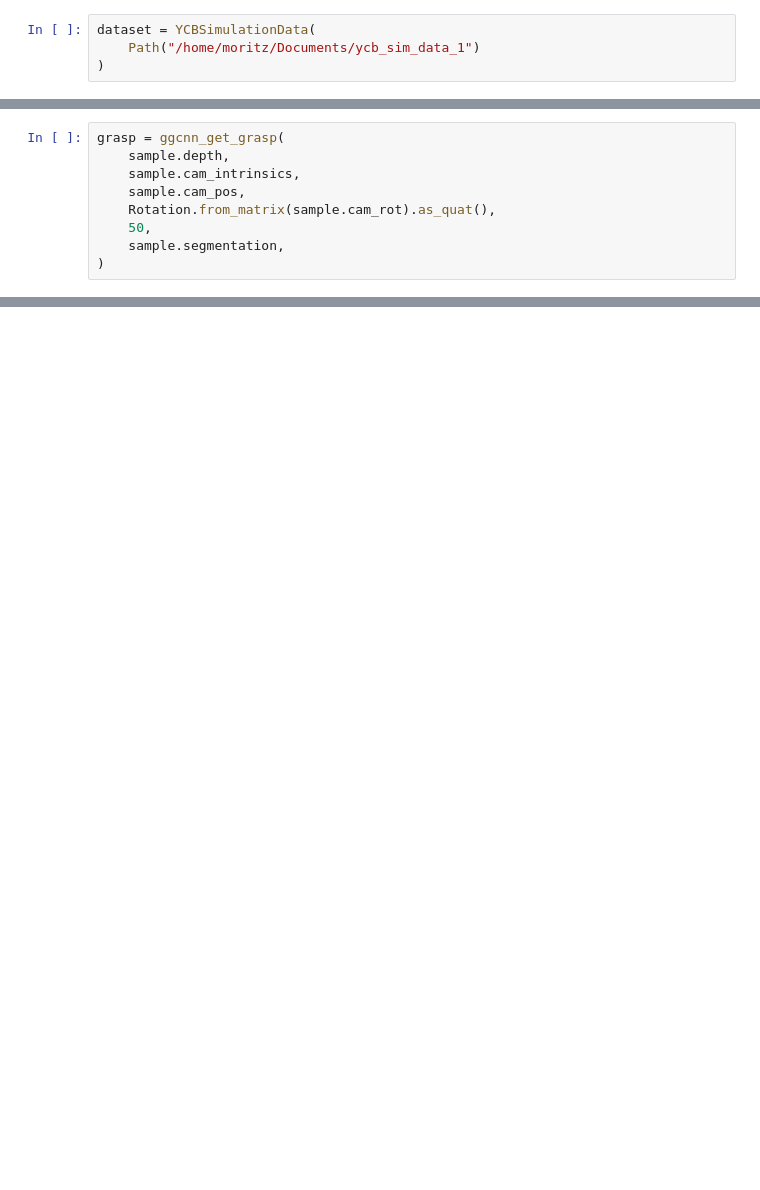
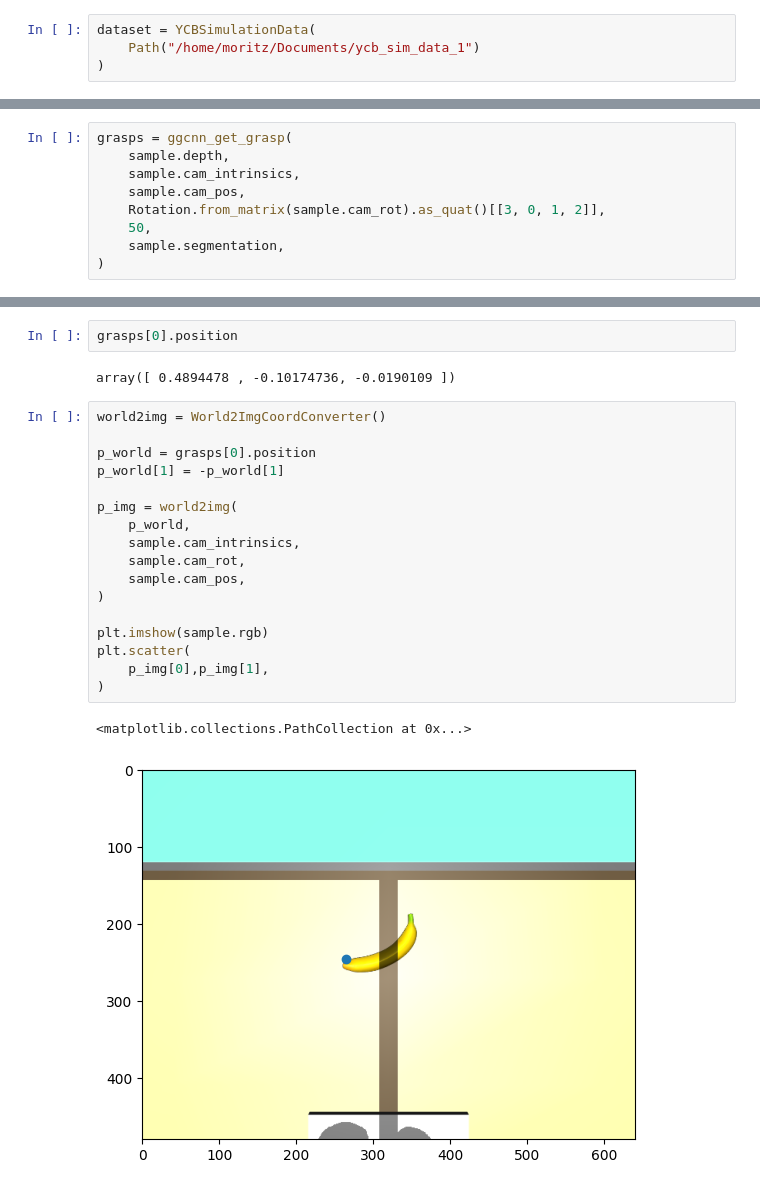
Before and after one commit to m0dd0/ggcnn, a Jupyter notebook: notebooks/01_simulation_inference.ipynb, the cells around one changed output, grey strips where cells are left out. Cells and saved outputs as stored; diff of their text form; blank space fills up the shorter version.

```diff
--- a/notebooks/01_simulation_inference.ipynb
+++ b/notebooks/01_simulation_inference.ipynb
@@ -18,9 +24,9 @@ sample = dataset[9]
 # %%
-grasp = ggcnn_get_grasp(
+grasps = ggcnn_get_grasp(
     sample.depth,
     sample.cam_intrinsics,
     sample.cam_pos,
-    Rotation.from_matrix(sample.cam_rot).as_quat(),
+    Rotation.from_matrix(sample.cam_rot).as_quat()[[3, 0, 1, 2]],
     50,
     sample.segmentation,
 )
@@ -47,0 +33,24 @@ Inputs to calculate p_world--p_cam [[0.10174736]
+# %%
+grasps[0].position
+# %% [output]
+array([ 0.4894478 , -0.10174736, -0.0190109 ])
+# %%
+world2img = World2ImgCoordConverter()
+
+p_world = grasps[0].position
+p_world[1] = -p_world[1]
+
+p_img = world2img(
+    p_world,
+    sample.cam_intrinsics,
+    sample.cam_rot,
+    sample.cam_pos,
+)
+
+plt.imshow(sample.rgb)
+plt.scatter(
+    p_img[0],p_img[1],
+)
+# %% [output]
+<matplotlib.collections.PathCollection at 0x...>
+[figure, added]
```
Also changed, not shown: parts of 4 cells of this notebook.
